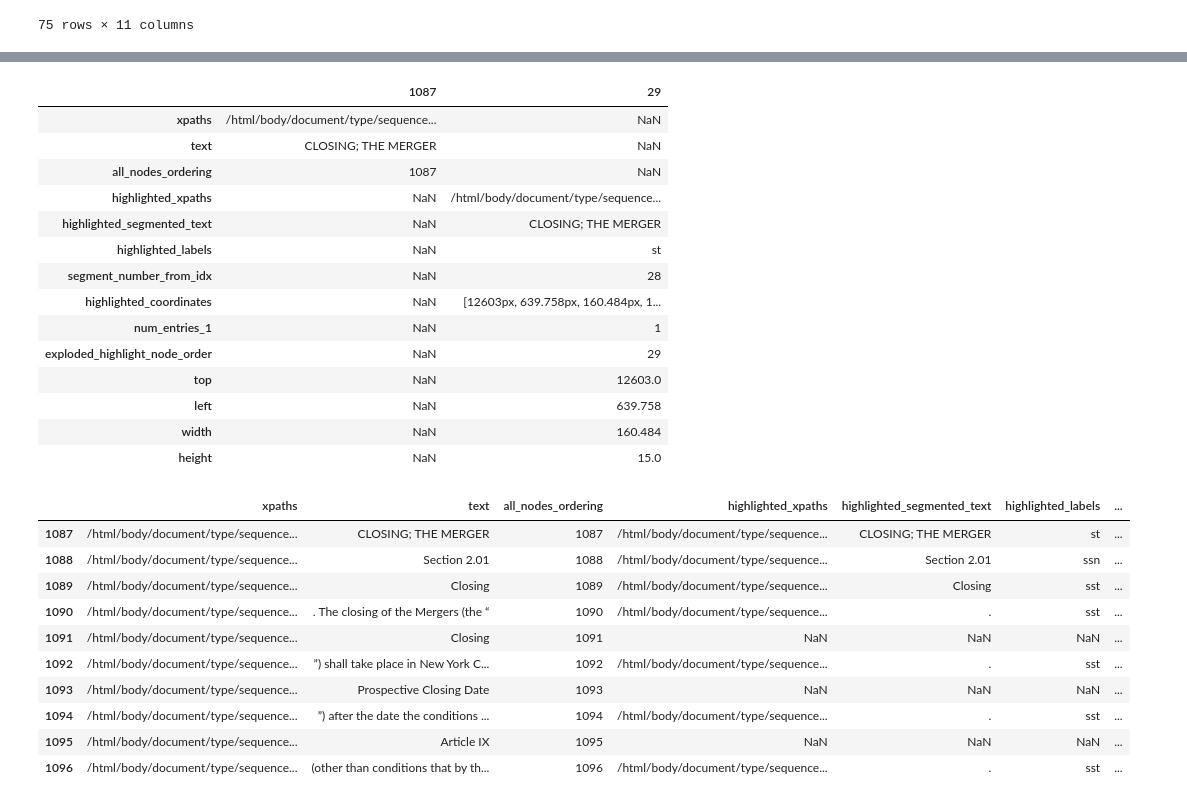
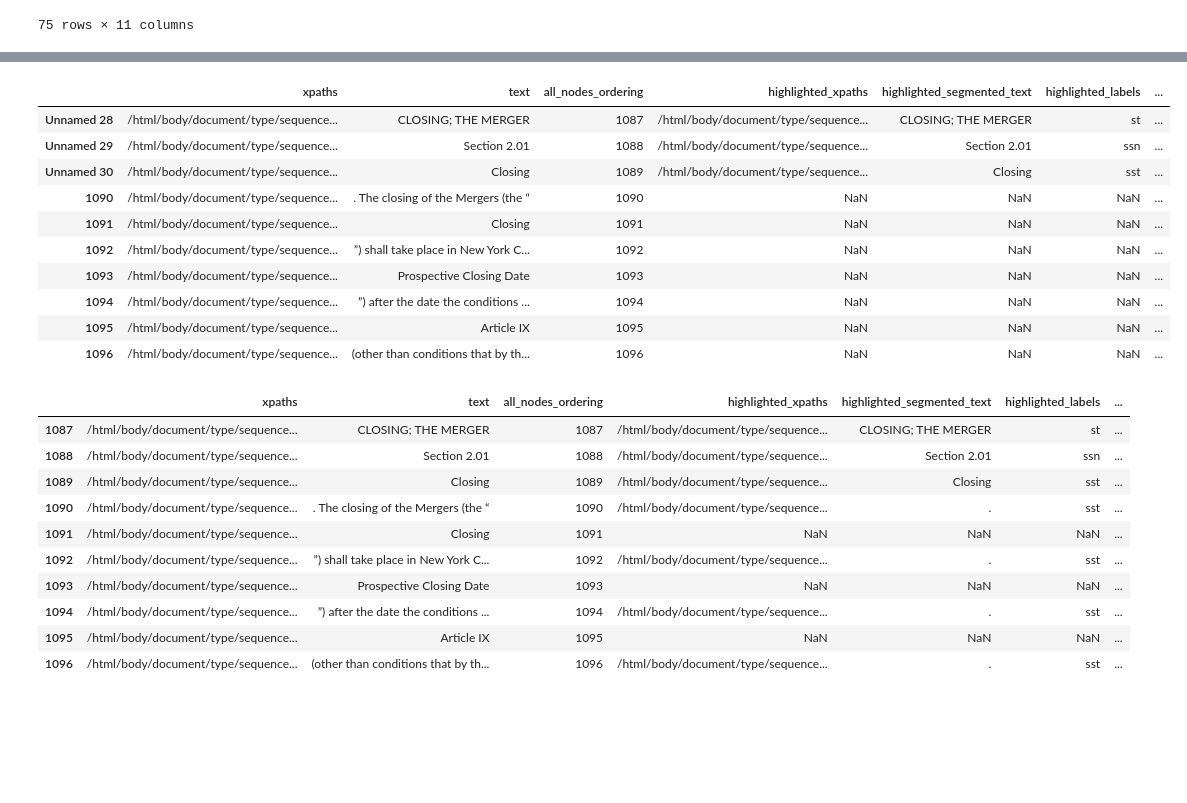
Before and after one commit to pranabislam/contract_labeler, a Jupyter notebook: postprocess_contract_v5.ipynb, the cells around one changed output, grey strips where cells are left out. Cells and saved outputs as stored; diff of their text form; code cells hidden in the pictures; blank space fills up the shorter version.

Commit message:
Adds most of monotonic left merge

```diff
--- a/postprocess_contract_v5.ipynb
+++ b/postprocess_contract_v5.ipynb
@@ -139,7 +139,7 @@ def monotonic_left_merge(full, highlighted):
         full_xpaths = row[1]['xpaths']
         full_texts = row[1]['text']
         n_order = row[1]['all_nodes_ordering']
-        break
+
         matched_hrow = pd.Series([])
         # print(full_texts, full_xpaths)
         for h_row in highlighted.iterrows():
@@ -148,14 +148,15 @@ def monotonic_left_merge(full, highlighted):
 
             if h_xpaths == full_xpaths and h_texts == full_texts:
                 if h_xpaths in found_xpaths:
-                    print('CURRENT h_xpath ALREADY FOUND BEFORE')
+                    print('CURRENT h_xpath ALREADY FOUND BEFORE:')
                     print(h_xpaths)
                     _
 
                 found_xpaths.append(h_xpaths)
-                # Instead of below, save the specific
-                # h_row and as you build the merged_df
-                # in the outer loop of all nodes, for
+                # Instead of appending to merged_df
+                # directly, save the specific h_row
+                # and as you build the merged_df
+                # in the outer loop for all texts, for
                 # the highlight matched rows, append
                 # the h_row as well.
 
@@ -164,13 +165,14 @@ def monotonic_left_merge(full, highlighted):
                 break
         if len(matched_hrow) == 0:
             # print('No matched highlighted xpaths', full_xpaths)
-            merged_df.append(row)
+            merged_df.append(row[1])
         else:
-            # print(row[1], matched_hrow[1])
+            print(row[1], matched_hrow[1])
+            print(pd.concat([row[1], matched_hrow[1]], axis=0))
             # print(pd.concat([row[1], matched_hrow[1]], axis=1))
-            merged_df.append(pd.concat([row[1], matched_hrow[1]], axis=1))
+            merged_df.append(pd.concat([row[1], matched_hrow[1]], axis=0))
 
     return merged_df
 # %%
-merged_df = monotonic_left_merge(df, exploded_highlight_df)
+merged_list = monotonic_left_merge(df, exploded_highlight_df)
 # %% [output]
@@ -197,21 +334,20 @@ pd.DataFrame(merged_df)
 # %%
-merged_df[1087]
+# [row for row in merged_df]
+merged_df = pd.DataFrame(merged_list)
-# %% [output]
-|  | 1087 | 29 |
-| xpaths | /html/body/document/type/sequence... | NaN |
-| text | CLOSING; THE MERGER | NaN |
-| all_nodes_ordering | 1087 | NaN |
-| highlighted_xpaths | NaN | /html/body/document/type/sequence... |
-| highlighted_segmented_text | NaN | CLOSING; THE MERGER |
-| highlighted_labels | NaN | st |
-| segment_number_from_idx | NaN | 28 |
-| highlighted_coordinates | NaN | [12603px, 639.758px, 160.484px, 1... |
-| num_entries_1 | NaN | 1 |
-| exploded_highlight_node_order | NaN | 29 |
-| top | NaN | 12603.0 |
-| left | NaN | 639.758 |
-| width | NaN | 160.484 |
-| height | NaN | 15.0 |
+# %%
+merged_df.iloc[1087:1097]
+# %% [output]
+|  | xpaths | text | all_nodes_ordering | highlighted_xpaths | highlighted_segmented_text | highlighted_labels | ... |
+| Unnamed 28 | /html/body/document/type/sequence... | CLOSING; THE MERGER | 1087 | /html/body/document/type/sequence... | CLOSING; THE MERGER | st | ... |
+| Unnamed 29 | /html/body/document/type/sequence... | Section 2.01 | 1088 | /html/body/document/type/sequence... | Section 2.01 | ssn | ... |
+| Unnamed 30 | /html/body/document/type/sequence... | Closing | 1089 | /html/body/document/type/sequence... | Closing | sst | ... |
+| 1090 | /html/body/document/type/sequence... | . The closing of the Mergers (the “ | 1090 | NaN | NaN | NaN | ... |
+| 1091 | /html/body/document/type/sequence... | Closing | 1091 | NaN | NaN | NaN | ... |
+| 1092 | /html/body/document/type/sequence... | ”) shall take place in New York C... | 1092 | NaN | NaN | NaN | ... |
+| 1093 | /html/body/document/type/sequence... | Prospective Closing Date | 1093 | NaN | NaN | NaN | ... |
+| 1094 | /html/body/document/type/sequence... | ”) after the date the conditions ... | 1094 | NaN | NaN | NaN | ... |
+| 1095 | /html/body/document/type/sequence... | Article IX | 1095 | NaN | NaN | NaN | ... |
+| 1096 | /html/body/document/type/sequence... | (other than conditions that by th... | 1096 | NaN | NaN | NaN | ... |
 # %%
 merged = pd.merge(df, exploded_highlight_df, left_on='xpaths', right_on='highlighted_xpaths', how='left', indicator=True)
 merged.iloc[1087:1097]
```
Also changed, not shown: parts of 2 cells of this notebook, 1 other file.
